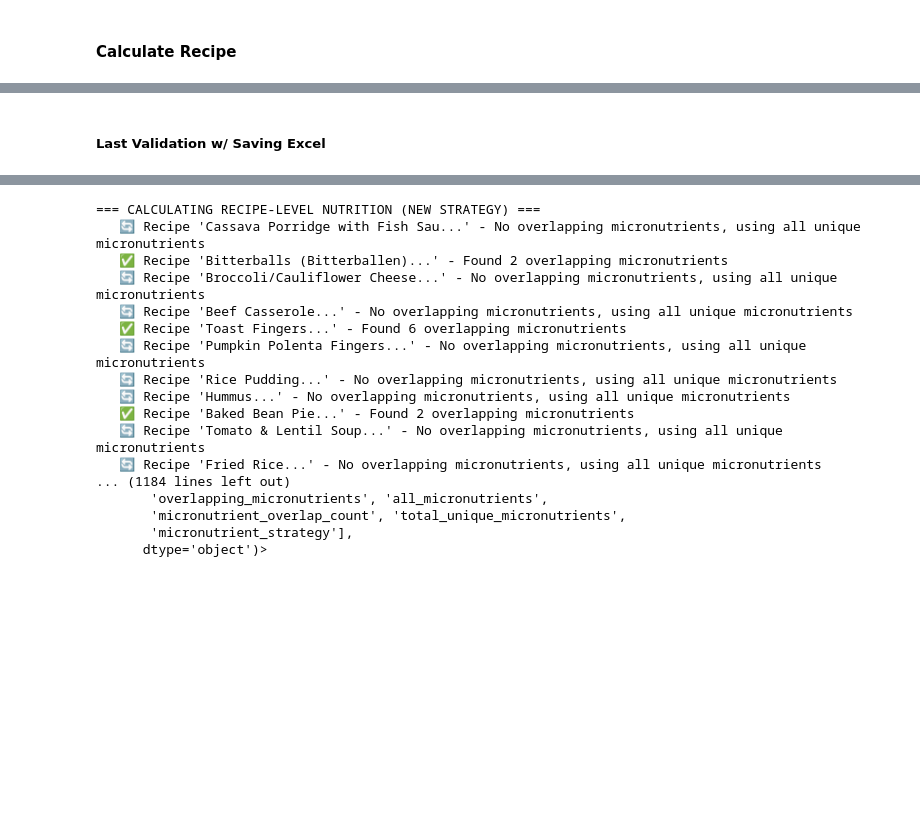
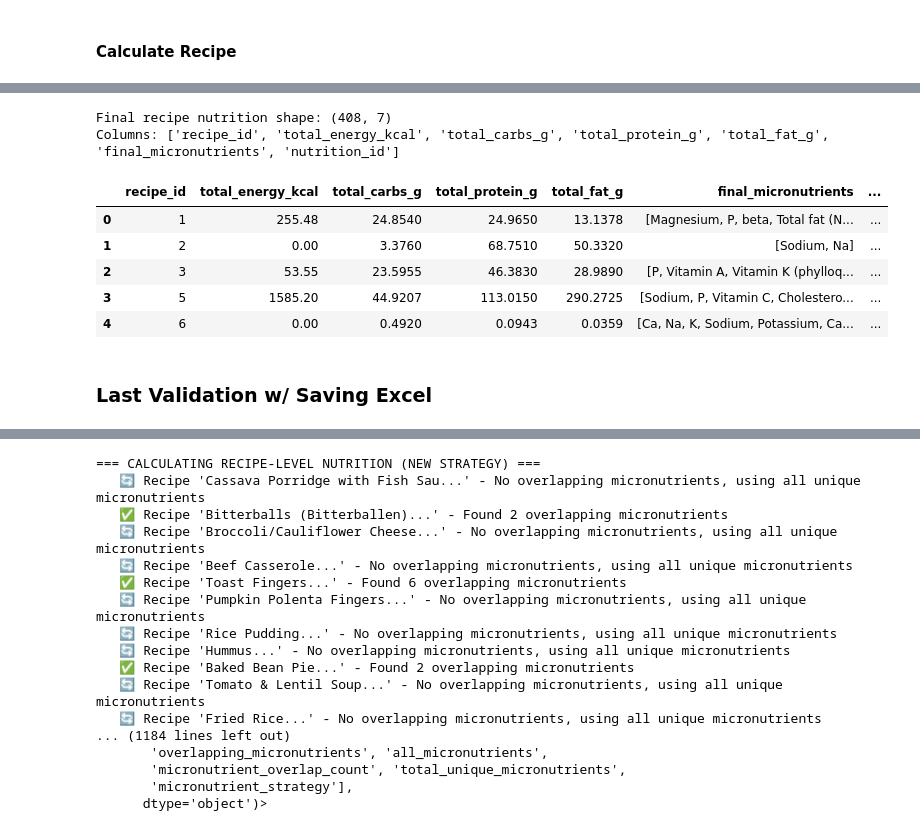
Before and after one commit to itshelena07/baby_food_recom_ai, a Jupyter notebook: 01_DataPreprocessing/pre-processing.ipynb, the cells around one changed output, grey strips where cells are left out. Cells and saved outputs as stored; diff of their text form; code cells hidden in the pictures; blank space fills up the shorter version.

```diff
--- a/01_DataPreprocessing/pre-processing.ipynb
+++ b/01_DataPreprocessing/pre-processing.ipynb
@@ -5722,9 +7190,8 @@ def calculate_recipe_nutrition_new(ingredients_df):
     recipe_nutrition = []
 
     for recipe_id, recipe_group in ingredients_df.groupby('recipe_id'):
-        # Get recipe name from the group (should be the same for all rows)
-        recipe_name = recipe_group['recipe_name'].iloc[0]
-
+        # Filter only ingredients with nutrition data
+        recipe_name = recipe_group['recipe_name'].iloc[0] if 'recipe_name' in recipe_group.columns else f"Recipe {recipe_id}"
         with_nutrition = recipe_group[recipe_group['nutrition_matched'] == True]
 
         if len(with_nutrition) == 0:
@@ -5768,18 +7235,39 @@ def calculate_recipe_nutrition_new(ingredients_df):
 
         # Find overlapping micronutrients (present in all ingredients)
         if micronutrient_lists:
+            # Calculate overlapping micronutrients (present in ALL ingredients)
             overlapping_micronutrients = set.intersection(*micronutrient_lists)
             all_micronutrients = set.union(*micronutrient_lists)
 
+            # 🎯 KEY MODIFICATION: Use overlapping if available, otherwise use all
+            if overlapping_micronutrients:
+                # Use overlapping micronutrients (ideal case)
+                final_micronutrients = list(overlapping_micronutrients)
+                micronutrient_source = "overlapping"
+                print(f"   Recipe '{recipe_name}': Using {len(final_micronutrients)} overlapping micronutrients")
+            else:
+                # Fallback: Use all unique micronutrients when no overlap
+                final_micronutrients = list(all_micronutrients)
+                micronutrient_source = "all_unique"
+                print(f"   Recipe '{recipe_name}': No overlap found, using {len(final_micronutrients)} unique micronutrients")
+
+            # Store results
             recipe_data['overlapping_micronutrients'] = list(overlapping_micronutrients)
             recipe_data['all_micronutrients'] = list(all_micronutrients)
+            recipe_data['final_micronutrients'] = final_micronutrients  # 🆕 The ones actually used
+            recipe_data['micronutrient_source'] = micronutrient_source  # 🆕 Track which method was used
             recipe_data['micronutrient_overlap_count'] = len(overlapping_micronutrients)
             recipe_data['total_unique_micronutrients'] = len(all_micronutrients)
+            recipe_data['final_micronutrient_count'] = len(final_micronutrients)  # 🆕 Count of final list
         else:
+            # No micronutrients found at all
             recipe_data['overlapping_micronutrients'] = []
             recipe_data['all_micronutrients'] = []
+            recipe_data['final_micronutrients'] = []
+            recipe_data['micronutrient_source'] = "none"
             recipe_data['micronutrient_overlap_count'] = 0
             recipe_data['total_unique_micronutrients'] = 0
+            recipe_data['final_micronutrient_count'] = 0
 
         recipe_nutrition.append(recipe_data)
 
@@ -5830,2 +7412,24 @@ AttributeError: 'DataFrame' object has no attribute 'to_list'
+# %%
+#add nutrition idx to the recipe_nutrition_new
+# Add nutrition index (simple index + 1)
+recipe_nutrition_new['nutrition_id'] = recipe_nutrition_new.index + 1
+
+# Keep only specified columns
+columns_to_keep = ['recipe_id', 'total_energy_kcal', 'total_carbs_g', 'total_protein_g', 'total_fat_g', 'final_micronutrients', 'nutrition_id']
+recipe_nutrition =recipe_nutrition_new.copy()
+recipe_nutrition = recipe_nutrition[columns_to_keep]
+
+print(f"Final recipe nutrition shape: {recipe_nutrition.shape}")
+print(f"Columns: {recipe_nutrition.columns.tolist()}")
+display(recipe_nutrition.head())
+# %% [output]
+Final recipe nutrition shape: (408, 7)
+Columns: ['recipe_id', 'total_energy_kcal', 'total_carbs_g', 'total_protein_g', 'total_fat_g', 'final_micronutrients', 'nutrition_id']
+|  | recipe_id | total_energy_kcal | total_carbs_g | total_protein_g | total_fat_g | final_micronutrients | ... |
+| 0 | 1 | 255.48 | 24.8540 | 24.9650 | 13.1378 | [Magnesium, P, beta, Total fat (N... | ... |
+| 1 | 2 | 0.00 | 3.3760 | 68.7510 | 50.3320 | [Sodium, Na] | ... |
+| 2 | 3 | 53.55 | 23.5955 | 46.3830 | 28.9890 | [P, Vitamin A, Vitamin K (phylloq... | ... |
+| 3 | 5 | 1585.20 | 44.9207 | 113.0150 | 290.2725 | [Sodium, P, Vitamin C, Cholestero... | ... |
+| 4 | 6 | 0.00 | 0.4920 | 0.0943 | 0.0359 | [Ca, Na, K, Sodium, Potassium, Ca... | ... |
 # %% [markdown]
-##### Last Validation w/ Saving Excel
+### **Last Validation w/ Saving Excel**
```
Also changed, not shown: parts of 76 cells of this notebook.
